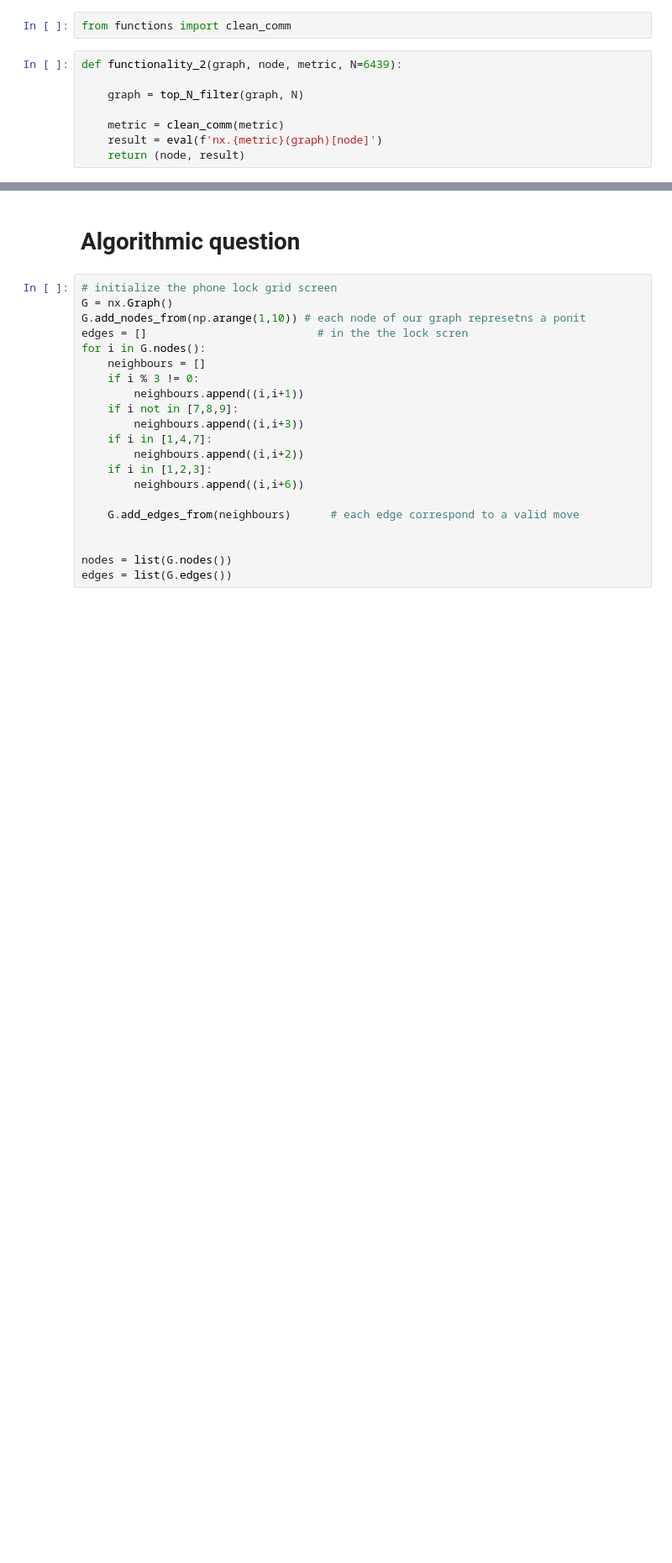
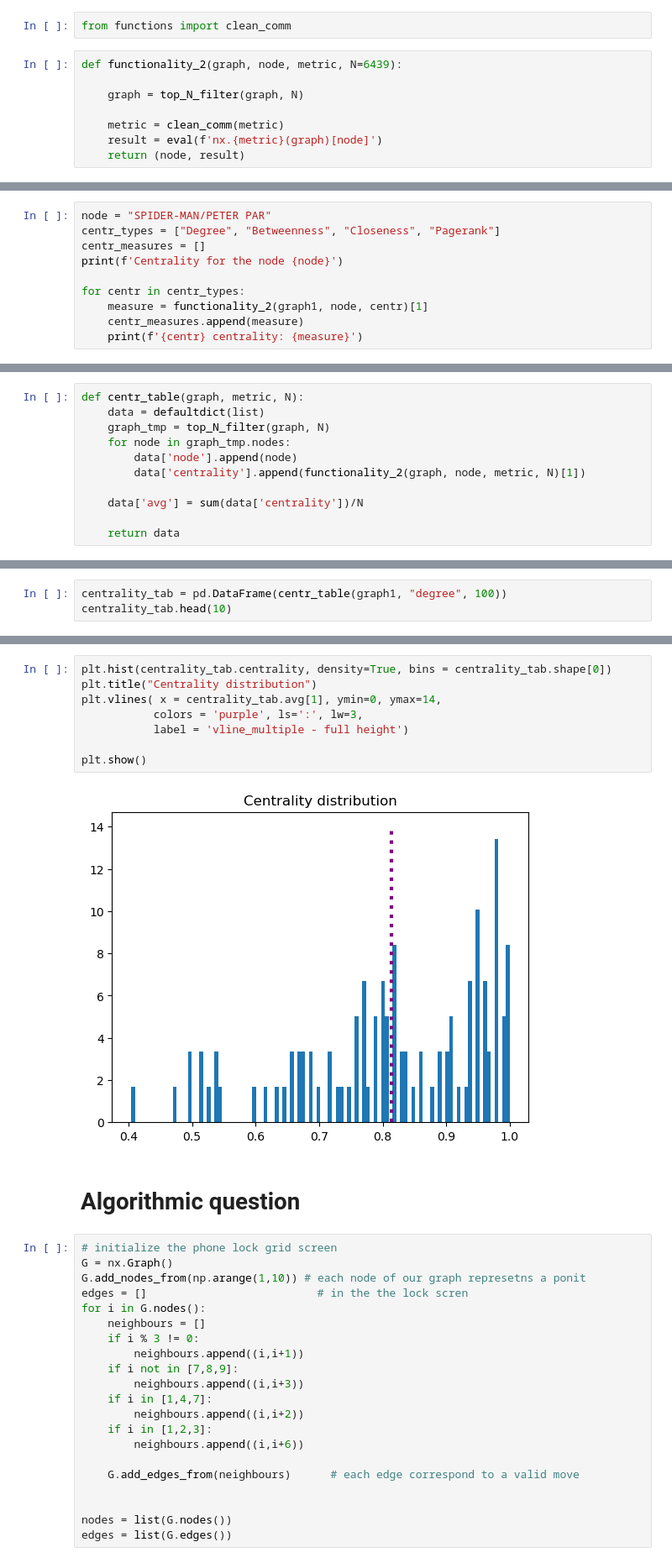
Before and after one commit to Engrima18/MarvelUniverseNetworks, a Jupyter notebook: enrico.ipynb, the cells around one changed output, grey strips where cells are left out. Shown at 84% size. Saved outputs shown, nothing was run; the diff lists cells and outputs as text; blank space fills up the shorter version.

Commit message:
visualization 2

```diff
--- a/enrico.ipynb
+++ b/enrico.ipynb
@@ -29,0 +45,10 @@ functionality_2(graph1, "ZURI", "DegreeCentrality")
+# %%
+node = "SPIDER-MAN/PETER PAR"
+centr_types = ["Degree", "Betweenness", "Closeness", "Pagerank"]
+centr_measures = []
+print(f'Centrality for the node {node}')
+
+for centr in centr_types:
+    measure = functionality_2(graph1, node, centr)[1]
+    centr_measures.append(measure)
+    print(f'{centr} centrality: {measure}')
@@ -29,0 +65,11 @@ functionality_2(graph1, "ZURI", "DegreeCentrality")
+# %%
+def centr_table(graph, metric, N):
+    data = defaultdict(list)
+    graph_tmp = top_N_filter(graph, N)
+    for node in graph_tmp.nodes:
+        data['node'].append(node)
+        data['centrality'].append(functionality_2(graph, node, metric, N)[1])
+
+    data['avg'] = sum(data['centrality'])/N
+
+    return data
@@ -29,0 +81,3 @@ functionality_2(graph1, "ZURI", "DegreeCentrality")
+# %%
+centrality_tab = pd.DataFrame(centr_table(graph1, "degree", 100))
+centrality_tab.head(10)
@@ -30,3 +96,13 @@ functionality_2(graph1, "ZURI", "DegreeCentrality")
+# %%
+plt.hist(centrality_tab.centrality, density=True, bins = centrality_tab.shape[0])
+plt.title("Centrality distribution")
+plt.vlines( x = centrality_tab.avg[1], ymin=0, ymax=14,
+           colors = 'purple', ls=':', lw=3,
+           label = 'vline_multiple - full height')
+
+plt.show()
+# %% [output]
+[figure, added]
 # %% [markdown]
 # Algorithmic question
 # %%
```
Also changed, not shown: parts of 13 cells of this notebook.
